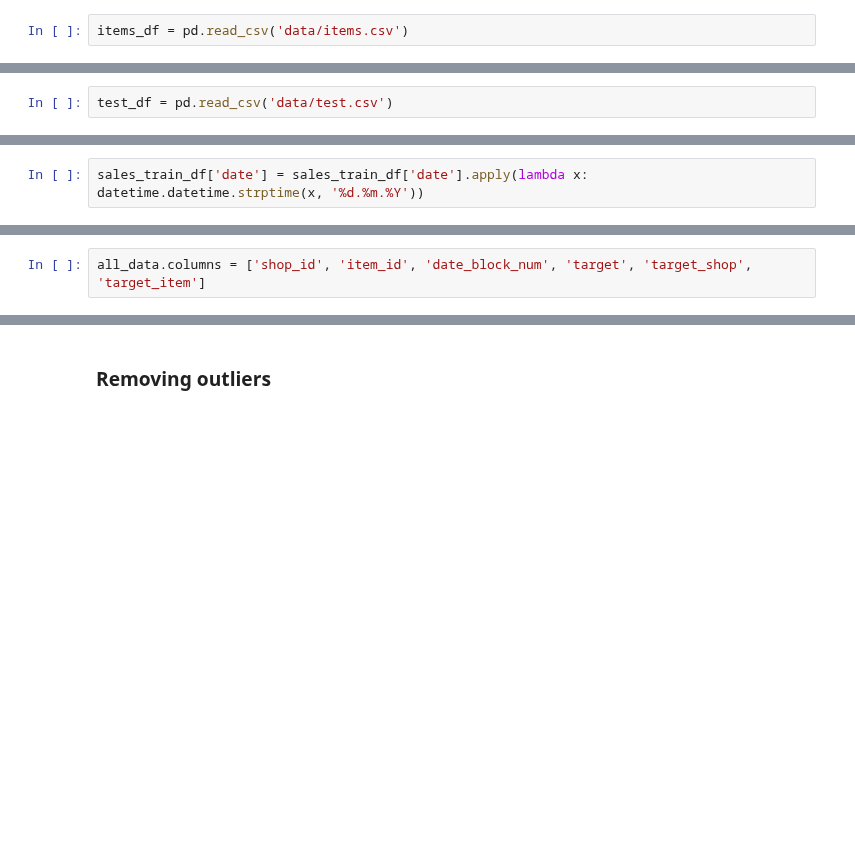
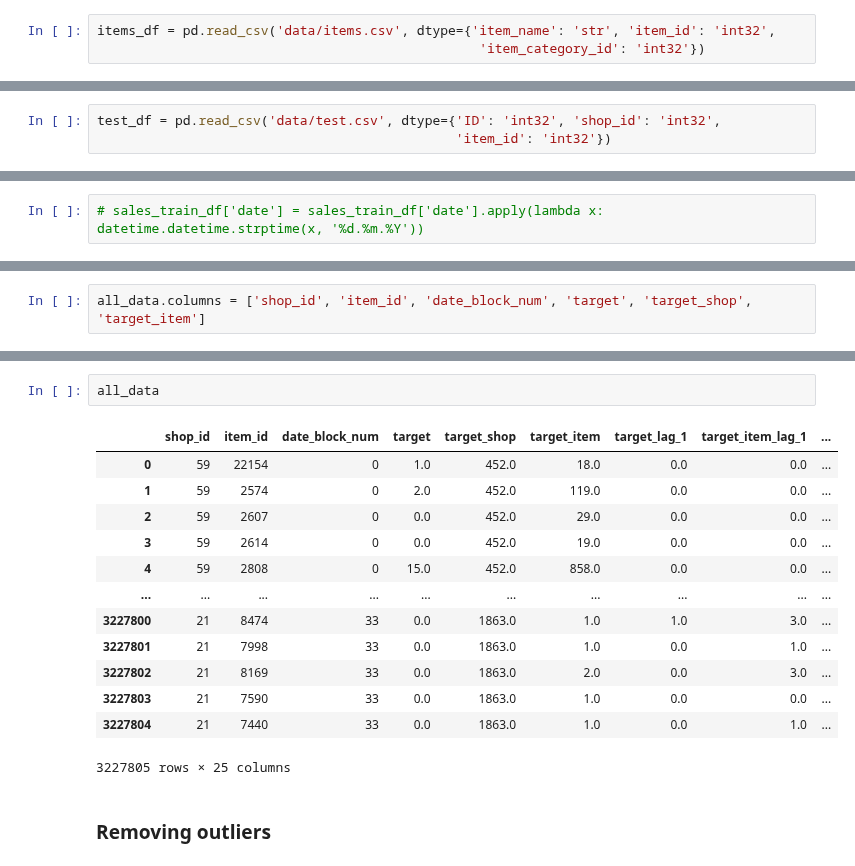
Before and after one commit to kryvokhyzha/examples-and-courses, a Jupyter notebook: How to Win a Data Science Competition/FinalProject/notebooks/main.ipynb, the cells around one changed output, grey strips where cells are left out. Drawn from its saved outputs; the diff is of its cells as text; blank space fills up the shorter version.

```diff
--- a/How to Win a Data Science Competition/FinalProject/notebooks/main.ipynb
+++ b/How to Win a Data Science Competition/FinalProject/notebooks/main.ipynb
@@ -67,7 +81,8 @@ Shape of sales_train.csv is (2935849, 6)
 ## Items
 **(supplemental information about the items/products)**
 # %%
-items_df = pd.read_csv('data/items.csv')
+items_df = pd.read_csv('data/items.csv', dtype={'item_name': 'str', 'item_id': 'int32',
+                                                 'item_category_id': 'int32'})
 # %%
 items_df.head()
 # %% [output]
@@ -121,7 +136,8 @@ Shape of shops.csv is (60, 2)
 ## test
 **(the test set. You need to forecast the sales for these shops and products for November 2015)**
 # %%
-test_df = pd.read_csv('data/test.csv')
+test_df = pd.read_csv('data/test.csv', dtype={'ID': 'int32', 'shop_id': 'int32',
+                                              'item_id': 'int32'})
 # %%
 test_df.head()
 # %% [output]
@@ -487,7 +518,7 @@ def downcast_dtypes(df):
 # %% [markdown]
 ### Date column to correct format
 # %%
-sales_train_df['date'] = sales_train_df['date'].apply(lambda x: datetime.datetime.strptime(x, '%d.%m.%Y'))
+# sales_train_df['date'] = sales_train_df['date'].apply(lambda x: datetime.datetime.strptime(x, '%d.%m.%Y'))
 # %% [markdown]
 ### Adding information about category
 # %%
@@ -571,3 +620,19 @@ gc.collect()
+# %%
+all_data
+# %% [output]
+|  | shop_id | item_id | date_block_num | target | target_shop | target_item | target_lag_1 | target_item_lag_1 | ... |
+| 0 | 59 | 22154 | 0 | 1.0 | 452.0 | 18.0 | 0.0 | 0.0 | ... |
+| 1 | 59 | 2574 | 0 | 2.0 | 452.0 | 119.0 | 0.0 | 0.0 | ... |
+| 2 | 59 | 2607 | 0 | 0.0 | 452.0 | 29.0 | 0.0 | 0.0 | ... |
+| 3 | 59 | 2614 | 0 | 0.0 | 452.0 | 19.0 | 0.0 | 0.0 | ... |
+| 4 | 59 | 2808 | 0 | 15.0 | 452.0 | 858.0 | 0.0 | 0.0 | ... |
+| ... | ... | ... | ... | ... | ... | ... | ... | ... | ... |
+| 3227800 | 21 | 8474 | 33 | 0.0 | 1863.0 | 1.0 | 1.0 | 3.0 | ... |
+| 3227801 | 21 | 7998 | 33 | 0.0 | 1863.0 | 1.0 | 0.0 | 1.0 | ... |
+| 3227802 | 21 | 8169 | 33 | 0.0 | 1863.0 | 2.0 | 0.0 | 3.0 | ... |
+| 3227803 | 21 | 7590 | 33 | 0.0 | 1863.0 | 1.0 | 0.0 | 0.0 | ... |
+| 3227804 | 21 | 7440 | 33 | 0.0 | 1863.0 | 1.0 | 0.0 | 1.0 | ... |
+3227805 rows × 25 columns
 # %% [markdown]
 ### Removing outliers
 # %%
```
Also changed, not shown: parts of 23 cells of this notebook, 1 other file.
